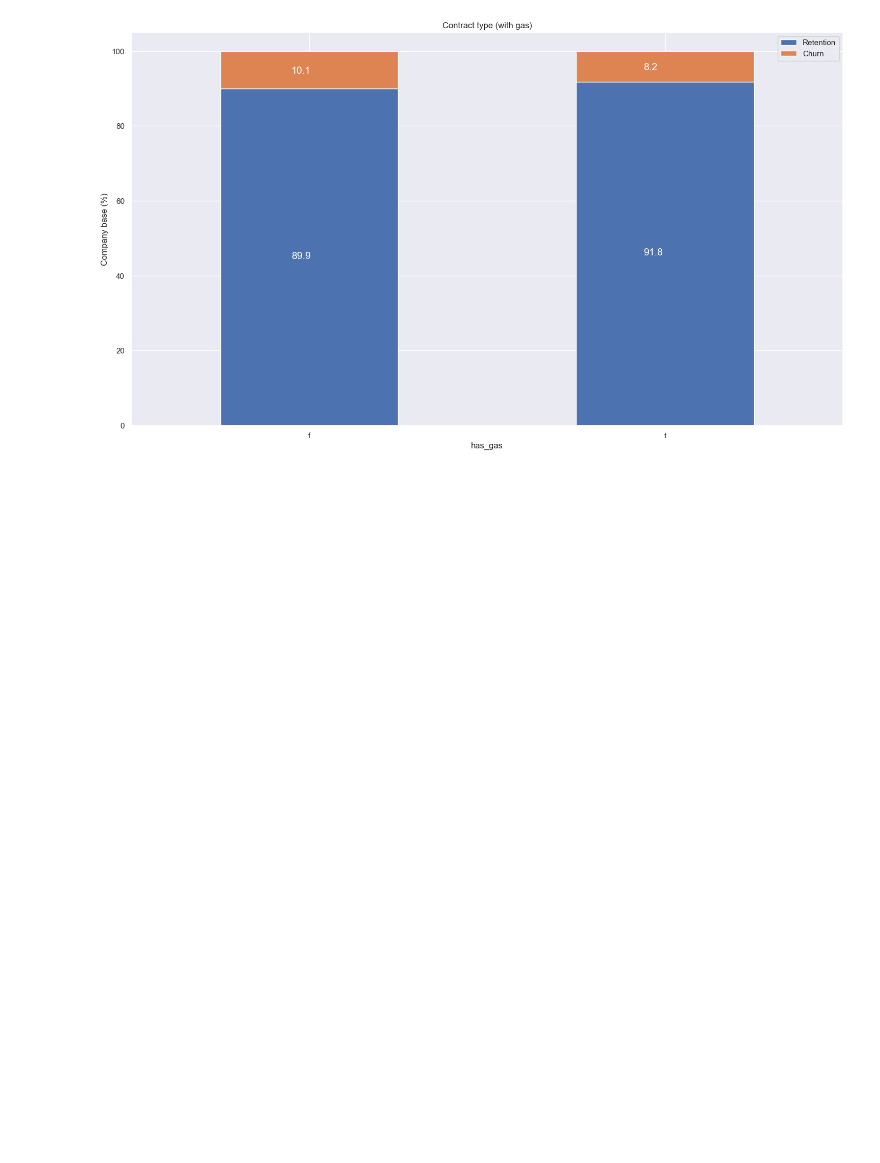
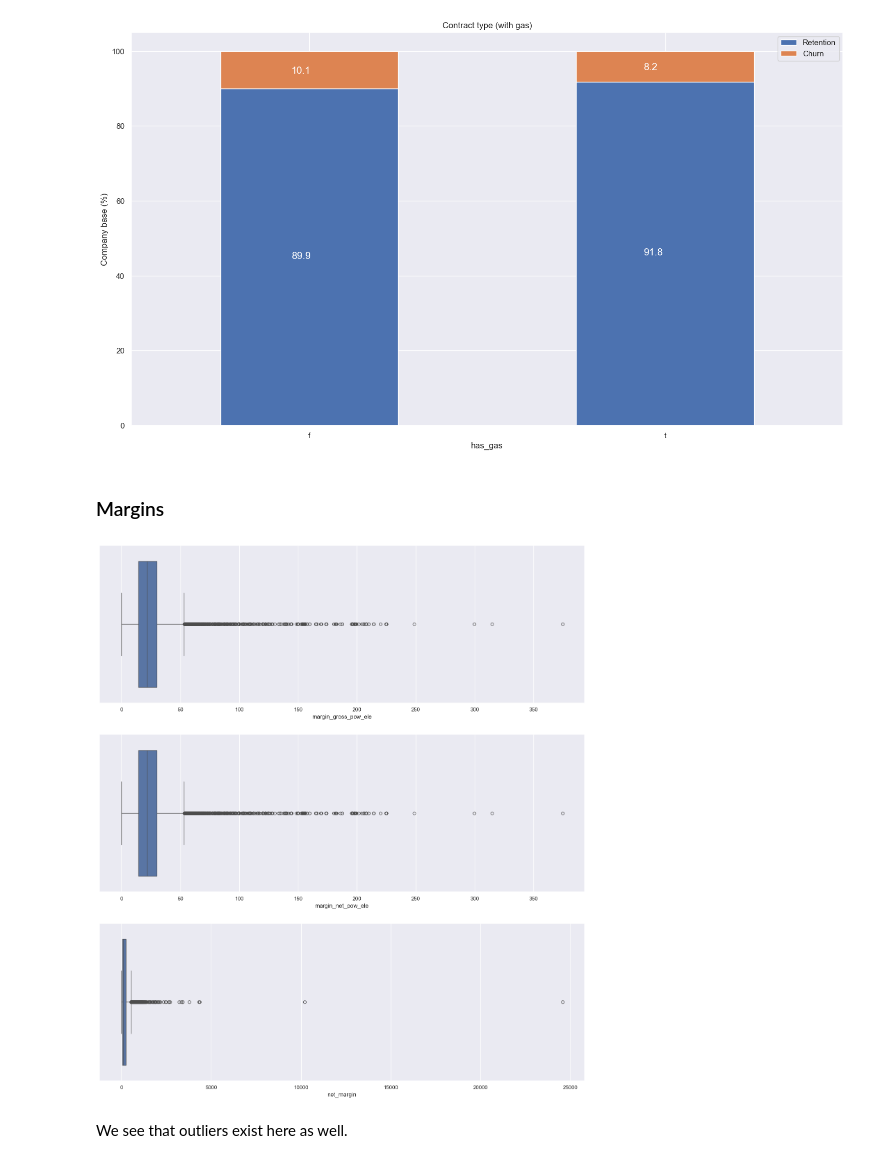
Before and after one commit to DivyaKrishnaA/BCG-X-DataScience-Sim, a Jupyter notebook: Task 2 - eda_starter.ipynb, the cells around one changed output. Cells and saved outputs as stored; diff of their text form; code cells hidden in the pictures; blank space fills up the shorter version.

Commit message:
Visualising Outliers in Margins

```diff
--- a/Task 2 - eda_starter.ipynb
+++ b/Task 2 - eda_starter.ipynb
@@ -301,3 +301,21 @@ contract_percentage = (contract.div(contract.sum(axis=1), axis=0) * 100).sort_va
 plot_stacked_bars(contract_percentage, 'Contract type (with gas)')
 # %% [output]
 [figure]
+# %% [markdown]
+### Margins
+# %%
+margin = client_df[['id', 'margin_gross_pow_ele', 'margin_net_pow_ele', 'net_margin']]
+# %%
+fig, axs = plt.subplots(nrows=3, figsize=(18,20))
+# Plot histogram
+sns.boxplot(x=margin["margin_gross_pow_ele"], ax=axs[0])
+sns.boxplot(x=margin["margin_net_pow_ele"],ax=axs[1])
+sns.boxplot(x=margin["net_margin"], ax=axs[2])
+
+for i,ax in enumerate(axs):
+  ax.ticklabel_format(style='plain', axis='x')
+  plt.show()
+# %% [output]
+[figure, added]
+# %% [markdown]
+We see that outliers exist here as well.
```
